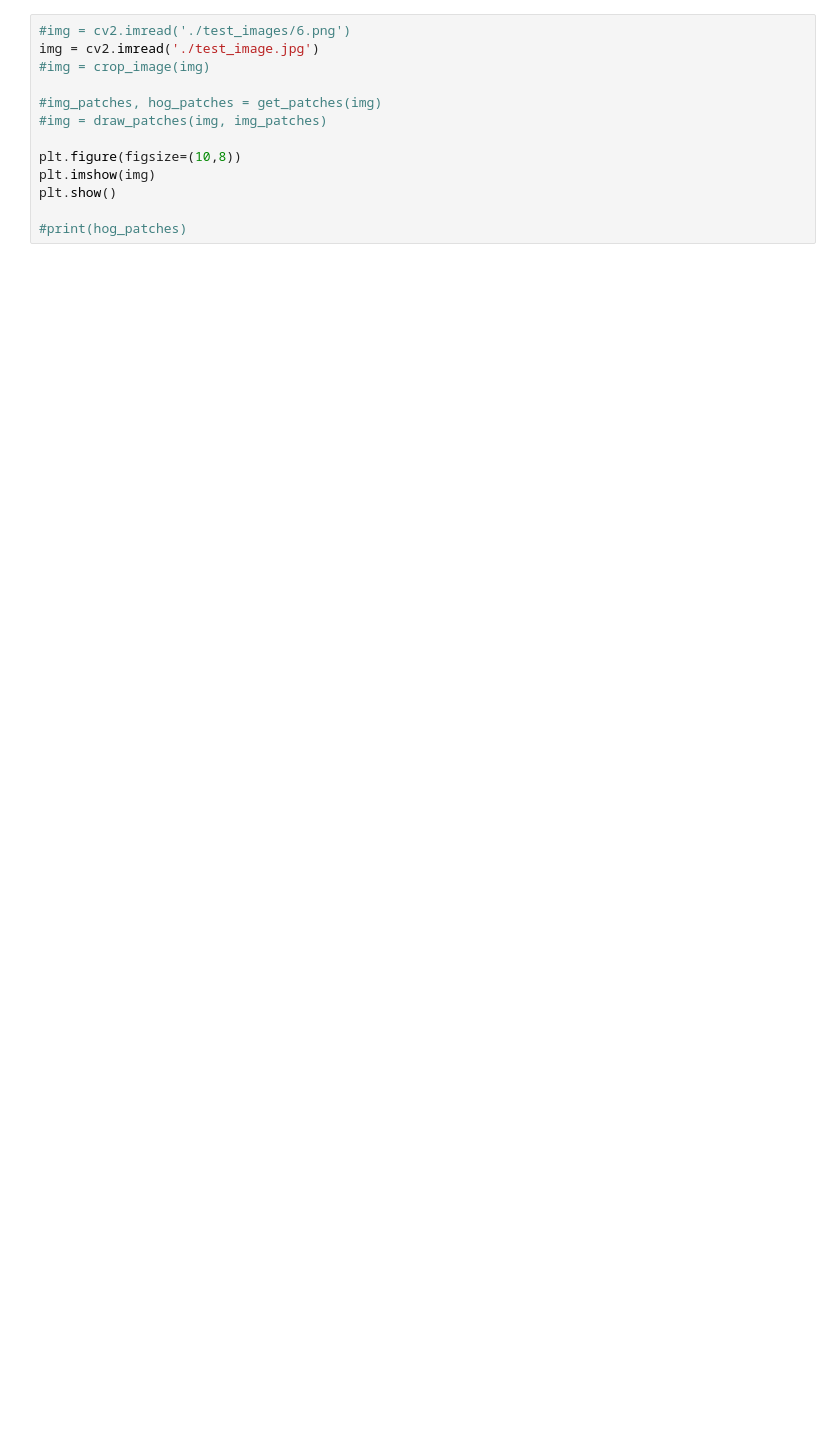
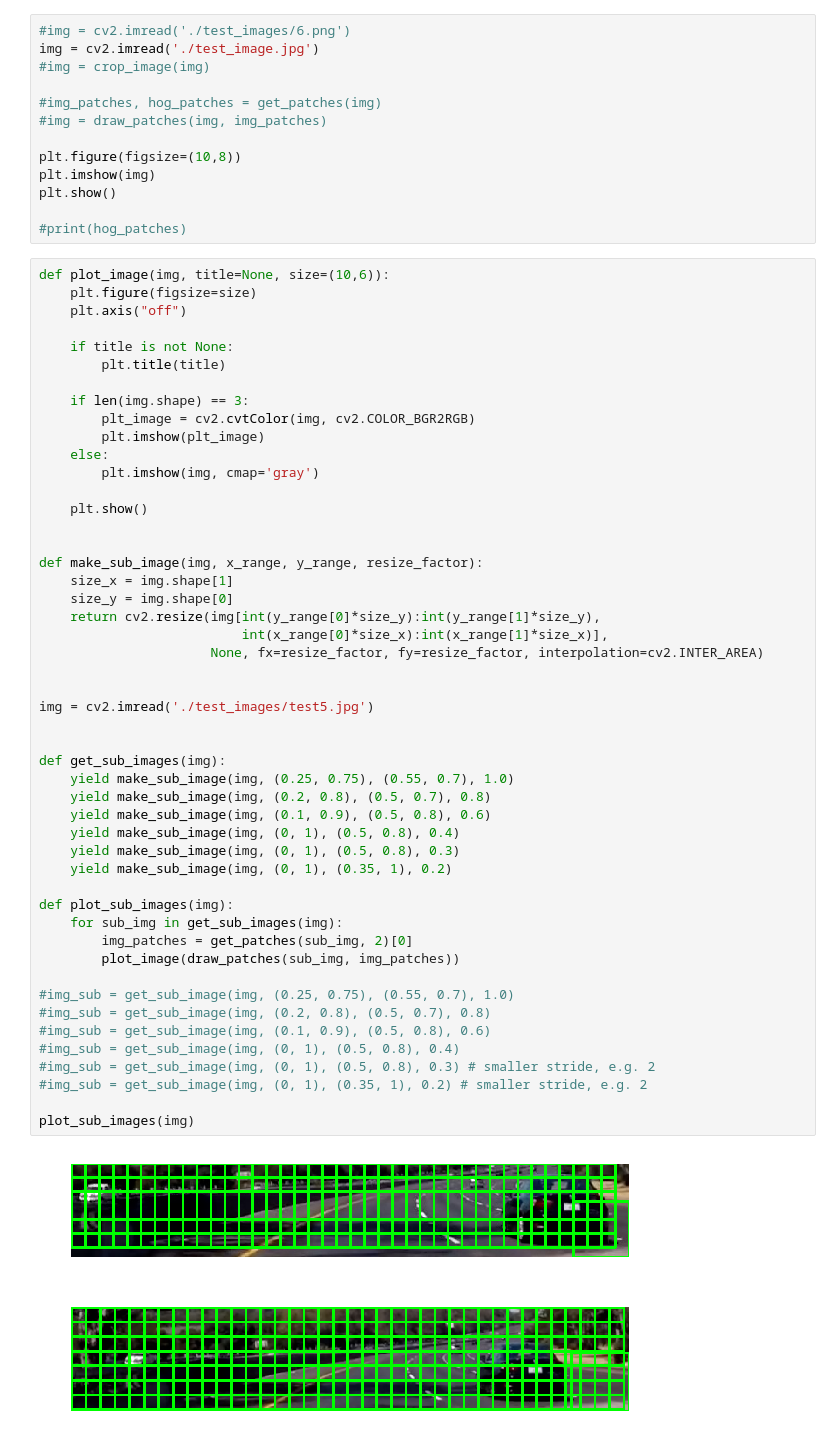
Before and after one commit to Corni33/CarND_P5_VehicleDetection, a Jupyter notebook: vehicle_detection.ipynb, the cells around one changed output. Cells and saved outputs as stored; diff of their text form; blank space fills up the shorter version.

```diff
--- a/vehicle_detection.ipynb
+++ b/vehicle_detection.ipynb
@@ -452,3 +451,55 @@ plt.imshow(img)
 plt.show()
 
 #print(hog_patches)
+# %%
+def plot_image(img, title=None, size=(10,6)):
+    plt.figure(figsize=size)
+    plt.axis("off")
+
+    if title is not None:
+        plt.title(title)
+
+    if len(img.shape) == 3:
+        plt_image = cv2.cvtColor(img, cv2.COLOR_BGR2RGB)
+        plt.imshow(plt_image)
+    else:
+        plt.imshow(img, cmap='gray')
+
+    plt.show()
+
+
+def make_sub_image(img, x_range, y_range, resize_factor):
+    size_x = img.shape[1]
+    size_y = img.shape[0]
+    return cv2.resize(img[int(y_range[0]*size_y):int(y_range[1]*size_y),
+                          int(x_range[0]*size_x):int(x_range[1]*size_x)],
+                      None, fx=resize_factor, fy=resize_factor, interpolation=cv2.INTER_AREA)
+
+
+img = cv2.imread('./test_images/test5.jpg')
+
+
+def get_sub_images(img):
+    yield make_sub_image(img, (0.25, 0.75), (0.55, 0.7), 1.0)
+    yield make_sub_image(img, (0.2, 0.8), (0.5, 0.7), 0.8)
+    yield make_sub_image(img, (0.1, 0.9), (0.5, 0.8), 0.6)
+    yield make_sub_image(img, (0, 1), (0.5, 0.8), 0.4)
+    yield make_sub_image(img, (0, 1), (0.5, 0.8), 0.3)
+    yield make_sub_image(img, (0, 1), (0.35, 1), 0.2)
+
+def plot_sub_images(img):
+    for sub_img in get_sub_images(img):
+        img_patches = get_patches(sub_img, 2)[0]
+        plot_image(draw_patches(sub_img, img_patches))
+
+#img_sub = get_sub_image(img, (0.25, 0.75), (0.55, 0.7), 1.0)
+#img_sub = get_sub_image(img, (0.2, 0.8), (0.5, 0.7), 0.8)
+#img_sub = get_sub_image(img, (0.1, 0.9), (0.5, 0.8), 0.6)
+#img_sub = get_sub_image(img, (0, 1), (0.5, 0.8), 0.4)
+#img_sub = get_sub_image(img, (0, 1), (0.5, 0.8), 0.3) # smaller stride, e.g. 2
+#img_sub = get_sub_image(img, (0, 1), (0.35, 1), 0.2) # smaller stride, e.g. 2
+
+plot_sub_images(img)
+# %% [output]
+[figure, added]
+[figure, added]
```
Also changed, not shown: parts of 9 cells of this notebook.
